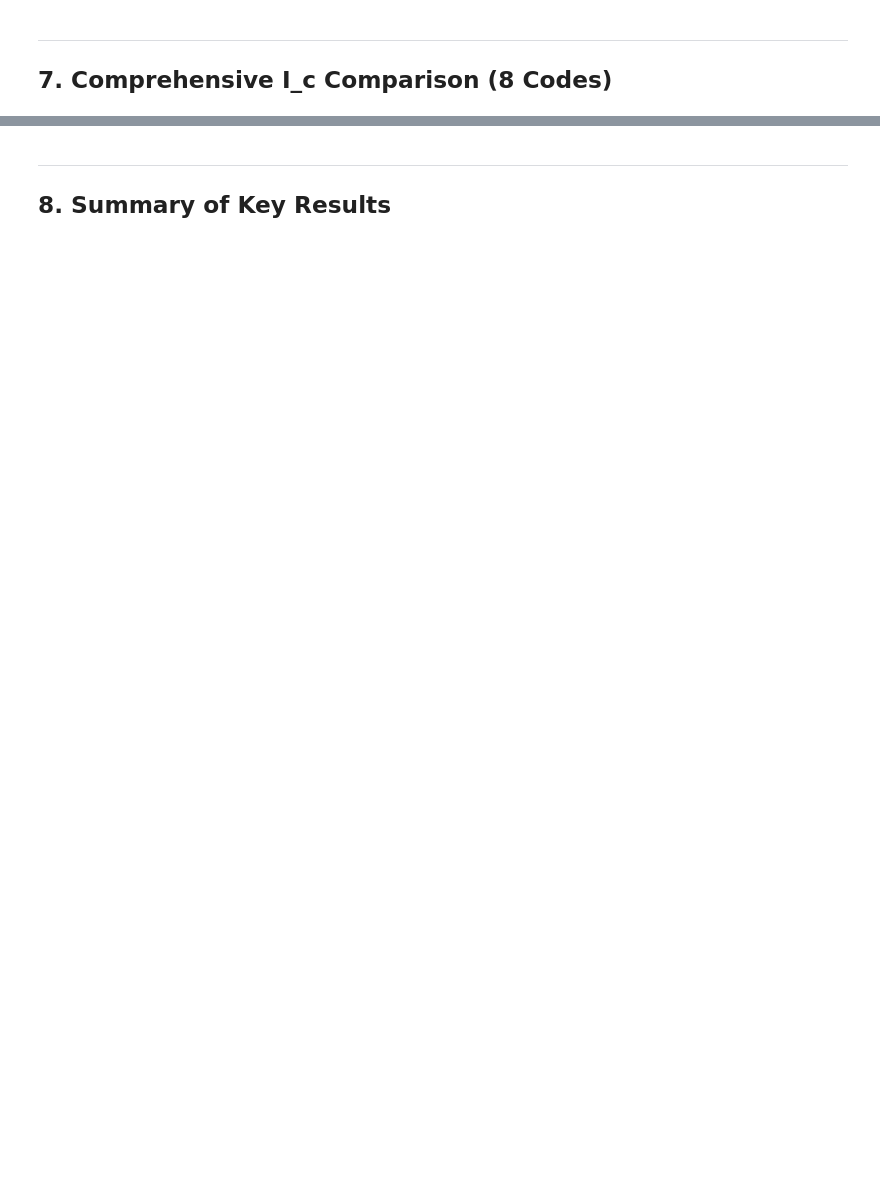
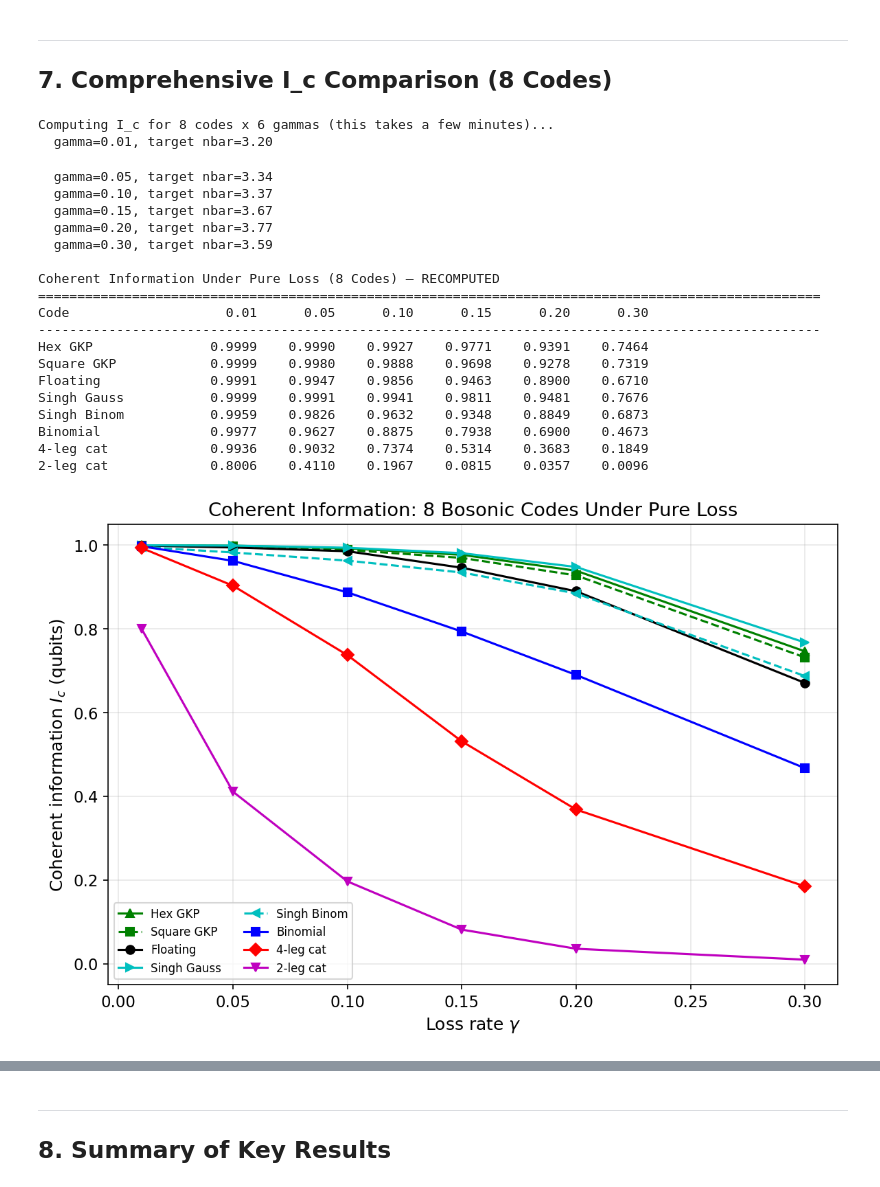
Before and after one commit to connorblake1/coherax, a Jupyter notebook: aggregated_results.ipynb, the cells around one changed output, grey strips where cells are left out. Cells and saved outputs as stored; diff of their text form; code cells hidden in the pictures; blank space fills up the shorter version.

```diff
--- a/aggregated_results.ipynb
+++ b/aggregated_results.ipynb
@@ -311,8 +316,8 @@ Both are closed-form, JAX-differentiable functions of $(\alpha, \beta)$ from `g(
 import json
 Delta_034 = 0.34
 
-c1 = np.load(f'{BASE}/QSP_replication/exp_C1_x3_100restart.npz', allow_pickle=True)
-c2 = np.load(f'{BASE}/QSP_replication/exp_C2_x4_100restart.npz', allow_pickle=True)
+c1 = np.load(f'{DATA}/exp_C1_x3_100restart.npz', allow_pickle=True)
+c2 = np.load(f'{DATA}/exp_C2_x4_100restart.npz', allow_pickle=True)
 
 # Reconstruct 1D marginal targets (N_trunc_y=0 means 1D marginal)
 gkp_x3 = gkp_coherent_dm(mu=0, N_trunc=3, Delta=Delta_034, lattice="square", N_trunc_y=0)
@@ -743,7 +843,7 @@ print(f'        Fe_nr = {efb["Fe_none_rounds"]}')
 Jointly optimized encoder-decoder pairs in the coherent-state basis.
 # %%
 # Floating-basis F_e — recompute from saved encoder params
-fb_vac = np.load(f'{BASE}/floating_basis/results_vacuum.npz', allow_pickle=True)
+fb_vac = np.load(f'{DATA}/results_vacuum.npz', allow_pickle=True)
 gammas_fb = np.array([0.01, 0.05, 0.10, 0.15, 0.20, 0.30])
 gamma_strs = ['0.01', '0.05', '0.10', '0.15', '0.20', '0.30']
 
@@ -889,6 +1014,6 @@ plt.show()
 # %%
 # I_c optimization results — recompute from saved I_c-optimized code params
-fb_ic_imp = np.load(f'{BASE}/floating_basis/results_Ic_improvements.npz', allow_pickle=True)
+fb_ic_imp = np.load(f'{DATA}/results_Ic_improvements.npz', allow_pickle=True)
 
 print('Improved I_c Optimization — RECOMPUTED (NC=10, 100 restarts, separated init)')
 print('=' * 90)
@@ -991,7 +1154,7 @@ print(f'    |0_L>: F_fock = {F_0L_fock:.6f} (stored: {float(fp["F_0L_fock"]):.6f
 # %%
 # 8-code I_c under pure loss — RECOMPUTED from code definitions
 # Load stored results for cross-check
-ic_stored = np.load(f'{BASE}/QSP_replication/Ic_comparison_results.npz', allow_pickle=True)
+ic_stored = np.load(f'{DATA}/Ic_comparison_results.npz', allow_pickle=True)
 gammas_ic = np.array([0.01, 0.05, 0.10, 0.15, 0.20, 0.30])
 nbar_targets = ic_stored['nbar_targets']
 
@@ -1051,34 +1214,56 @@ for j, gam in enumerate(gammas_ic):
     Ic_all[7, j] = coherent_info_from_coherent_kets(l0_c2, l1_c2, gam, loss_rank=15)
 
 # Table
 print('\nCoherent Information Under Pure Loss (8 Codes) — RECOMPUTED')
 print('=' * 100)
 header = f'{"Code":<18s}'
 for g_val in gammas_ic:
     header += f'{g_val:>10.2f}'
 print(header)
 print('-' * 100)
 styles = ['g^-', 'gs--', 'ko-', 'c>-', 'c<--', 'bs-', 'rD-', 'mv-']
 for i, name in enumerate(code_names):
     row = f'{name:<18s}'
     for v in Ic_all[i]:
         row += f'{v:>10.4f}'
     print(row)
 
 # Plot
 fig, ax = plt.subplots(figsize=(8, 5.5))
 for i, (name, style) in enumerate(zip(code_names, styles)):
     ax.plot(gammas_ic, Ic_all[i], style, label=name, markersize=6)
 ax.set_xlabel('Loss rate $\\gamma$')
 ax.set_ylabel('Coherent information $I_c$ (qubits)')
 ax.set_title('Coherent Information: 8 Bosonic Codes Under Pure Loss')
 ax.legend(loc='lower left', fontsize=8, ncol=2)
 ax.grid(True, alpha=0.3)
 ax.set_ylim([-0.05, 1.05])
 plt.tight_layout()
-plt.savefig(f'{BASE}/FiniteGKP/fock_preparation/math/fig_aggregated_Ic.pdf',
+plt.savefig(f'{FIGS}/fig_aggregated_Ic.pdf',
             bbox_inches='tight', dpi=150)
 plt.show()
+# %% [output]
+Computing I_c for 8 codes x 6 gammas (this takes a few minutes)...
+  gamma=0.01, target nbar=3.20
+  gamma=0.05, target nbar=3.34
+  gamma=0.10, target nbar=3.37
+  gamma=0.15, target nbar=3.67
+  gamma=0.20, target nbar=3.77
+  gamma=0.30, target nbar=3.59
+
+Coherent Information Under Pure Loss (8 Codes) — RECOMPUTED
+====================================================================================================
+Code                    0.01      0.05      0.10      0.15      0.20      0.30
+----------------------------------------------------------------------------------------------------
+Hex GKP               0.9999    0.9990    0.9927    0.9771    0.9391    0.7464
+Square GKP            0.9999    0.9980    0.9888    0.9698    0.9278    0.7319
+Floating              0.9991    0.9947    0.9856    0.9463    0.8900    0.6710
+Singh Gauss           0.9999    0.9991    0.9941    0.9811    0.9481    0.7676
+Singh Binom           0.9959    0.9826    0.9632    0.9348    0.8849    0.6873
+Binomial              0.9977    0.9627    0.8875    0.7938    0.6900    0.4673
+4-leg cat             0.9936    0.9032    0.7374    0.5314    0.3683    0.1849
+2-leg cat             0.8006    0.4110    0.1967    0.0815    0.0357    0.0096
+[figure, added]
 # %%
 # Thermal loss I_c — RECOMPUTED
 gamma_th = float(ic_stored['gamma_thermal_fixed'])
```
Also changed, not shown: parts of 16 cells of this notebook, 36 other files.
